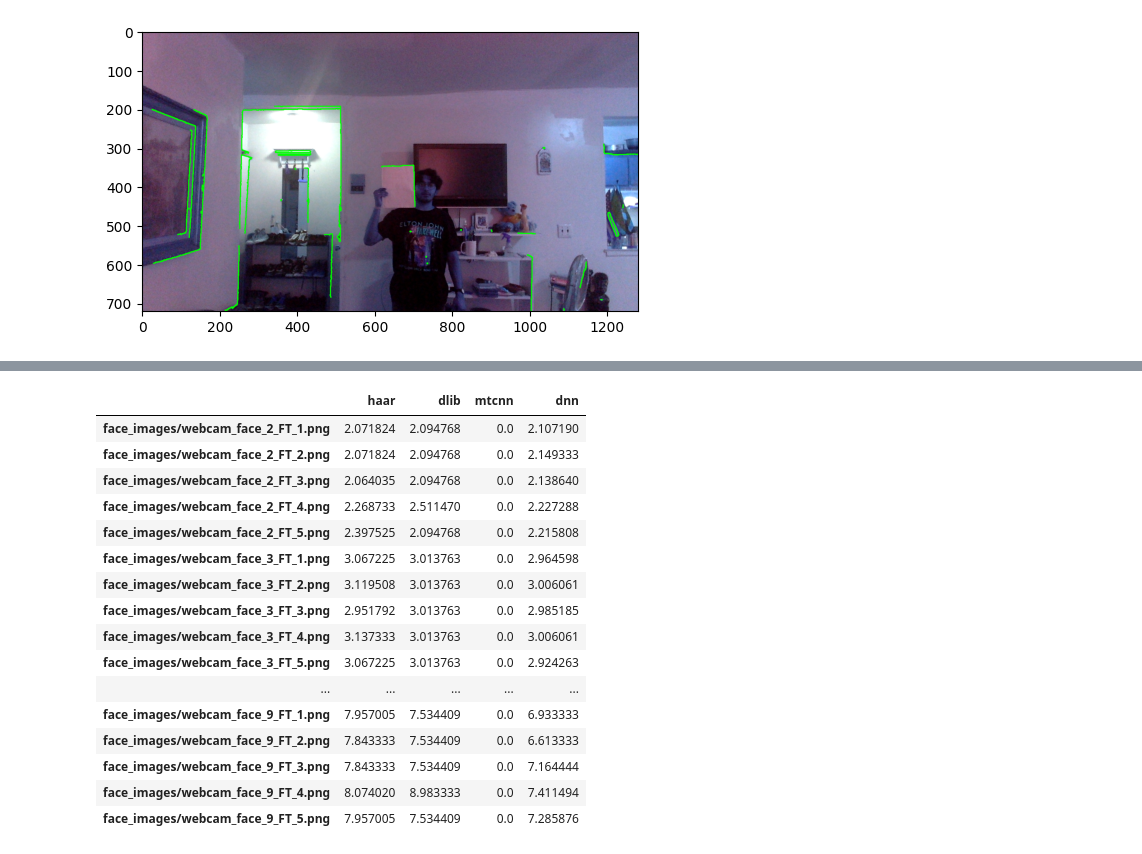
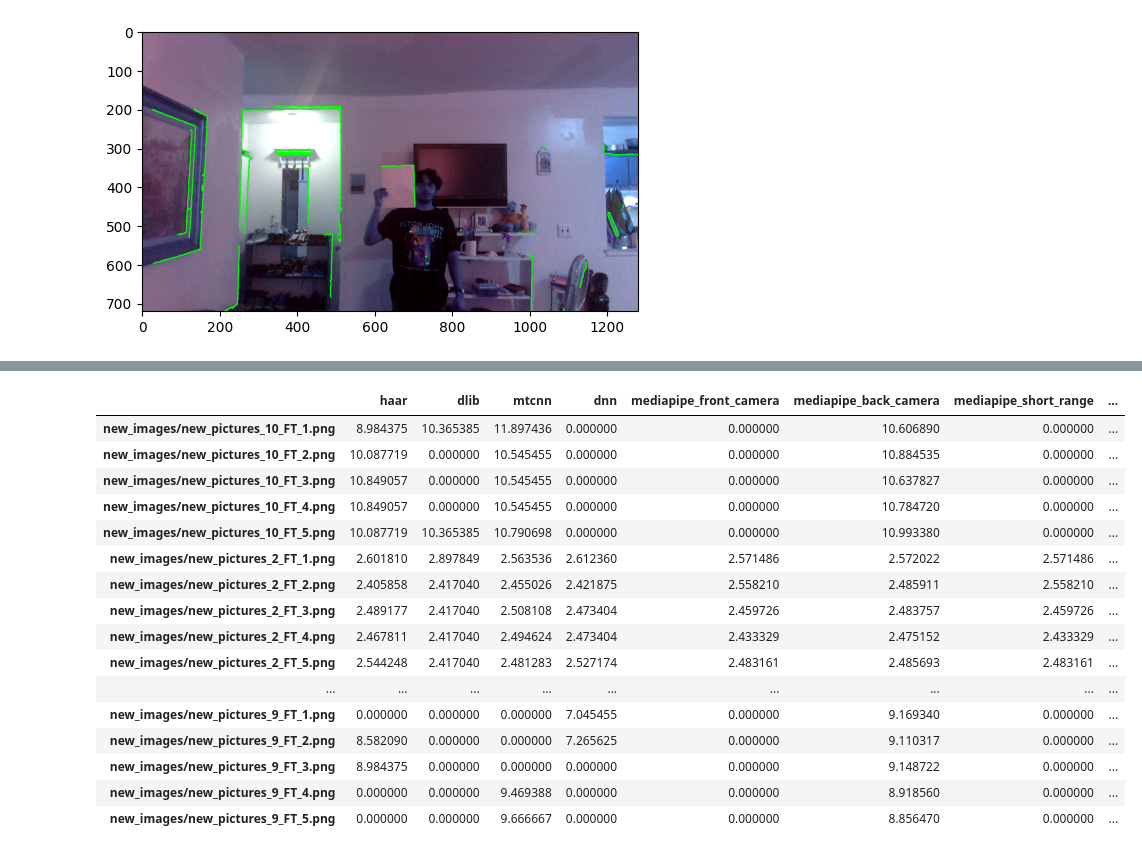
Before and after one commit to vaibhavbafna5/distance_check, a Jupyter notebook: Approaches.ipynb, the cells around one changed output, grey strips where cells are left out. Saved outputs shown, nothing was run; the diff lists cells and outputs as text; code cells hidden in the pictures.

```diff
--- a/Approaches.ipynb
+++ b/Approaches.ipynb
@@ -203,7 +341,7 @@ approaches = {
 # calibrate focal length based on facial detection approach
 
 reference_images = []
-for image_path in sorted(paths.list_images("face_images")):
+for image_path in sorted(paths.list_images("new_images")):
     if "2_FT" in image_path and ".ipynb" not in image_path:
         reference_images.append(image_path)
 # %%
@@ -219,7 +357,10 @@ reference_images
 KNOWN_DISTANCE = 24.0
 
 # average facial width is 6 inches
-KNOWN_WIDTH = 6
+KNOWN_WIDTH = 6.5
+
+# FACTOR
+FACTOR = 1.25
 # %%
 # get average focal length for calibrated pictures for each approach
 # if focal length is 0, that means face wasn't detected in calibration approach
@@ -233,16 +374,16 @@ for approach in approaches:
 
     # loop over images
     for image_path in reference_images:
-        image = cv2.imread(image_path)
-        face_pixel_width = approaches[approach](image)
+        face_pixel_width = approaches[approach](image_path)
 
         # can only calculate focal length if face_pixel_width is read
         if face_pixel_width:
-            focal_length = calculate_focal_length(KNOWN_DISTANCE, KNOWN_WIDTH, face_pixel_width)
+            focal_length = calculate_focal_length(KNOWN_DISTANCE, KNOWN_WIDTH, face_pixel_width) * FACTOR
             total_focal_length += focal_length
             usable_images += 1
 
     average_focal_length = total_focal_length / len(reference_images)
+
     # map each approach's focal length
     approach_to_focal_length[approach] = average_focal_length
 # %% [output]
@@ -270,25 +419,23 @@ approach_to_focal_length
 # %%
-KNOWN_DISTANCE = 24.0
-KNOWN_WIDTH = 6.5
-
 # turn keys into list for consistency while reading from dict
 approaches_list = list(approach_to_focal_length.keys())
 
 # maps each image to the predicted distance
 image_to_predictions = {}
+image_to_pixel_width = {}
 
-for image_path in sorted(paths.list_images("face_images")):
+for image_path in sorted(paths.list_images("new_images")):
     # don't read .ipynb files - they're old & corrupted
     if ".ipynb" in image_path:
         continue
 
-    distance_predictions = []
-    image = cv2.imread(image_path)
+    distance_predictions = {}
+    pixel_widths = {}
     print(image_path)
 
     for approach in approaches_list:
         focal_length = approach_to_focal_length[approach]
-        face_width = approaches[approach](image)
+        face_width = approaches[approach](image_path)
 
         distance = 0.0
 
@@ -297,8 +444,10 @@ for image_path in sorted(paths.list_images("face_images")):
             # calculate the distance based on pixel width of face
             distance = calculate_distance(KNOWN_WIDTH, focal_length, face_width) / 12.0
 
-        distance_predictions.append(distance)
+        pixel_widths[approach] = face_width
+        distance_predictions[approach] = distance
 
     # update predictions for each image
     image_to_predictions[image_path] = distance_predictions
+    image_to_pixel_width[image_path] = pixel_widths
 # %% [output]
@@ -352,21 +506,21 @@ Next steps:
-# %%
-df = pd.DataFrame.from_dict(image_to_predictions, orient='index', columns=approaches_list)
-df.head(50)
-# %% [output]
-|  | haar | dlib | mtcnn | dnn |
-| face_images/webcam_face_2_FT_1.png | 2.071824 | 2.094768 | 0.0 | 2.107190 |
-| face_images/webcam_face_2_FT_2.png | 2.071824 | 2.094768 | 0.0 | 2.149333 |
-| face_images/webcam_face_2_FT_3.png | 2.064035 | 2.094768 | 0.0 | 2.138640 |
-| face_images/webcam_face_2_FT_4.png | 2.268733 | 2.511470 | 0.0 | 2.227288 |
-| face_images/webcam_face_2_FT_5.png | 2.397525 | 2.094768 | 0.0 | 2.215808 |
-| face_images/webcam_face_3_FT_1.png | 3.067225 | 3.013763 | 0.0 | 2.964598 |
-| face_images/webcam_face_3_FT_2.png | 3.119508 | 3.013763 | 0.0 | 3.006061 |
-| face_images/webcam_face_3_FT_3.png | 2.951792 | 3.013763 | 0.0 | 2.985185 |
-| face_images/webcam_face_3_FT_4.png | 3.137333 | 3.013763 | 0.0 | 3.006061 |
-| face_images/webcam_face_3_FT_5.png | 3.067225 | 3.013763 | 0.0 | 2.924263 |
-| ... | ... | ... | ... | ... |
-| face_images/webcam_face_9_FT_1.png | 7.957005 | 7.534409 | 0.0 | 6.933333 |
-| face_images/webcam_face_9_FT_2.png | 7.843333 | 7.534409 | 0.0 | 6.613333 |
-| face_images/webcam_face_9_FT_3.png | 7.843333 | 7.534409 | 0.0 | 7.164444 |
-| face_images/webcam_face_9_FT_4.png | 8.074020 | 8.983333 | 0.0 | 7.411494 |
-| face_images/webcam_face_9_FT_5.png | 7.957005 | 7.534409 | 0.0 | 7.285876 |
+# %%
+df = pd.DataFrame.from_dict(image_to_predictions).T
+df.head(50)
+# %% [output]
+|  | haar | dlib | mtcnn | dnn | mediapipe_front_camera | mediapipe_back_camera | mediapipe_short_range | ... |
+| new_images/new_pictures_10_FT_1.png | 8.984375 | 10.365385 | 11.897436 | 0.000000 | 0.000000 | 10.606890 | 0.000000 | ... |
+| new_images/new_pictures_10_FT_2.png | 10.087719 | 0.000000 | 10.545455 | 0.000000 | 0.000000 | 10.884535 | 0.000000 | ... |
+| new_images/new_pictures_10_FT_3.png | 10.849057 | 0.000000 | 10.545455 | 0.000000 | 0.000000 | 10.637827 | 0.000000 | ... |
+| new_images/new_pictures_10_FT_4.png | 10.849057 | 0.000000 | 10.545455 | 0.000000 | 0.000000 | 10.784720 | 0.000000 | ... |
+| new_images/new_pictures_10_FT_5.png | 10.087719 | 10.365385 | 10.790698 | 0.000000 | 0.000000 | 10.993380 | 0.000000 | ... |
+| new_images/new_pictures_2_FT_1.png | 2.601810 | 2.897849 | 2.563536 | 2.612360 | 2.571486 | 2.572022 | 2.571486 | ... |
+| new_images/new_pictures_2_FT_2.png | 2.405858 | 2.417040 | 2.455026 | 2.421875 | 2.558210 | 2.485911 | 2.558210 | ... |
+| new_images/new_pictures_2_FT_3.png | 2.489177 | 2.417040 | 2.508108 | 2.473404 | 2.459726 | 2.483757 | 2.459726 | ... |
+| new_images/new_pictures_2_FT_4.png | 2.467811 | 2.417040 | 2.494624 | 2.473404 | 2.433329 | 2.475152 | 2.433329 | ... |
+| new_images/new_pictures_2_FT_5.png | 2.544248 | 2.417040 | 2.481283 | 2.527174 | 2.483161 | 2.485693 | 2.483161 | ... |
+| ... | ... | ... | ... | ... | ... | ... | ... | ... |
+| new_images/new_pictures_9_FT_1.png | 0.000000 | 0.000000 | 0.000000 | 7.045455 | 0.000000 | 9.169340 | 0.000000 | ... |
+| new_images/new_pictures_9_FT_2.png | 8.582090 | 0.000000 | 0.000000 | 7.265625 | 0.000000 | 9.110317 | 0.000000 | ... |
+| new_images/new_pictures_9_FT_3.png | 8.984375 | 0.000000 | 0.000000 | 0.000000 | 0.000000 | 9.148722 | 0.000000 | ... |
+| new_images/new_pictures_9_FT_4.png | 0.000000 | 0.000000 | 9.469388 | 0.000000 | 0.000000 | 8.918560 | 0.000000 | ... |
+| new_images/new_pictures_9_FT_5.png | 0.000000 | 0.000000 | 9.666667 | 0.000000 | 0.000000 | 8.856470 | 0.000000 | ... |
```
Also changed, not shown: parts of 19 cells of this notebook.
